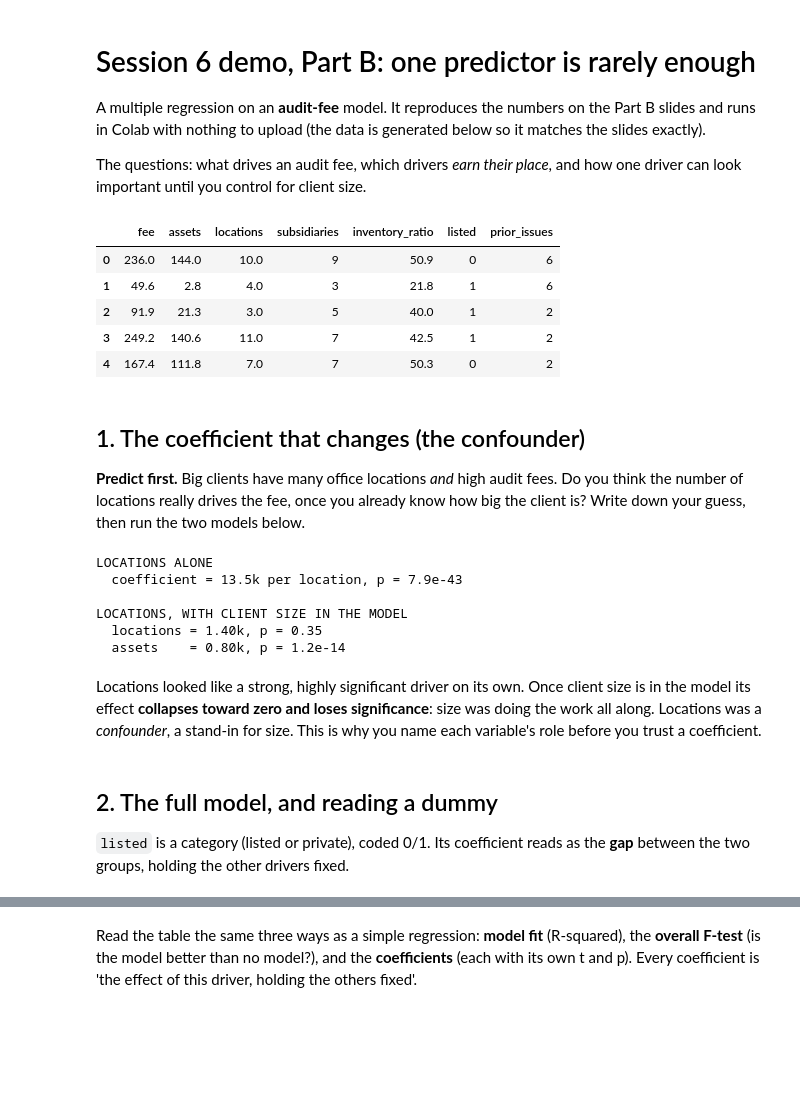
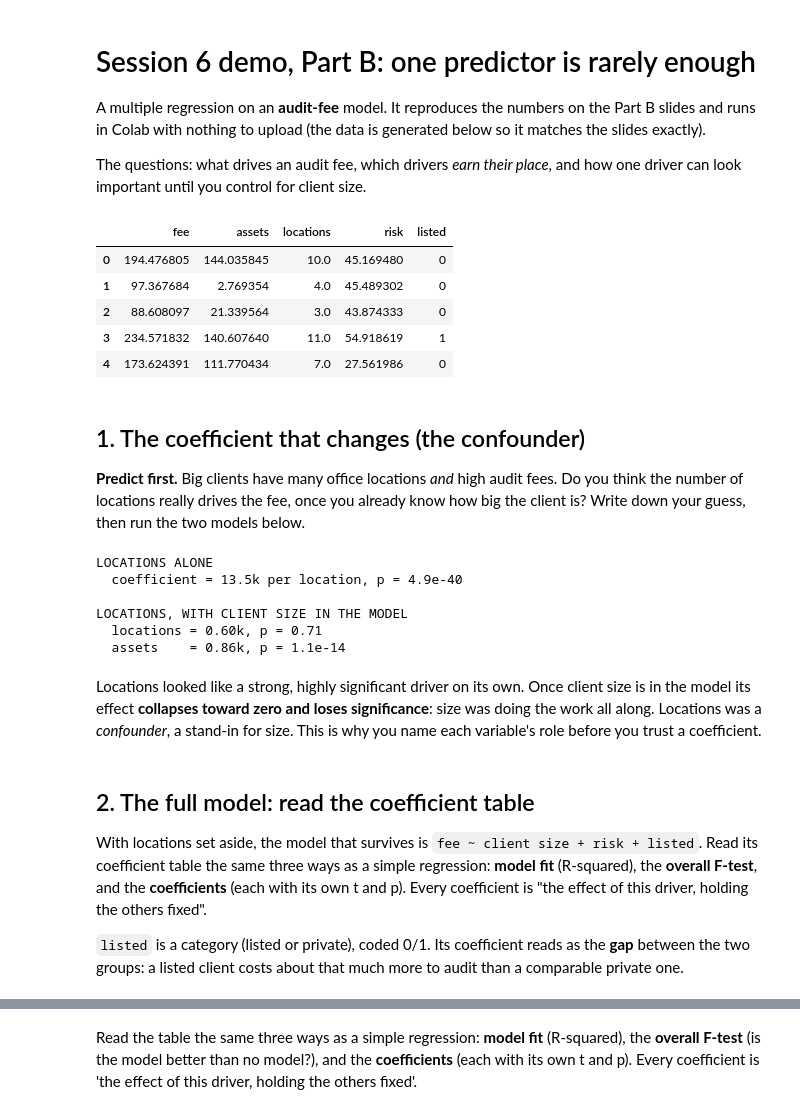
Before and after one commit to eoinlane/BUU33803-student-notebooks, a Jupyter notebook: bu7852/session6/Session6_Demo_MultipleRegression.ipynb, the cells around one changed output, grey strips where cells are left out. Saved outputs shown, nothing was run; the diff lists cells and outputs as text; code cells hidden in the pictures; blank space fills up the shorter version.

```diff
--- a/bu7852/session6/Session6_Demo_MultipleRegression.ipynb
+++ b/bu7852/session6/Session6_Demo_MultipleRegression.ipynb
@@ -7,30 +7,30 @@ The questions: what drives an audit fee, which drivers *earn their place*, and h
 # %%
 import numpy as np
 import pandas as pd
 import statsmodels.formula.api as smf
 import matplotlib.pyplot as plt
 
-# Generate the same 140-client panel as the slides (same seed and recipe).
+# Generate the same 140-client panel as the slides (same seed and recipe, nothing to upload).
+# The fee is driven by three things: client size (assets), risk, and whether the client is listed.
+# It is NOT driven by the number of office locations; locations only track the fee because big
+# clients have many offices (the confounder we uncover below).
 rng = np.random.default_rng(6)
 n = 140
-assets = rng.gamma(2.0, 42, n)                       # total assets, EUR millions (client size)
+assets    = rng.gamma(2.0, 42, n)                                               # client size, EUR millions
 locations = np.maximum(1, np.round(2 + 0.06 * assets + rng.normal(0, 1.2, n)))  # offices, a size proxy
-subsidiaries = np.maximum(0, rng.poisson(4, n))      # complexity, unrelated to size
-inventory_ratio = rng.uniform(10, 55, n)             # inventory + receivables, % of assets (risk)
-listed = rng.binomial(1, 0.4, n)                     # 1 = listed, 0 = private
-prior_issues = rng.poisson(2, n)                     # prior-year findings (noise)
-fee = (25 + 0.9*assets + 3.0*subsidiaries + 0.8*inventory_ratio
-       + 15.0*listed + rng.normal(0, 18, n))         # audit fee, EUR000s
-af = pd.DataFrame(dict(fee=fee, assets=assets, locations=locations, subsidiaries=subsidiaries,
-                       inventory_ratio=inventory_ratio, listed=listed, prior_issues=prior_issues))
-af.round(1).head()
+risk      = rng.uniform(10, 55, n)                                              # inventory + receivables, % of assets
+listed    = rng.binomial(1, 0.4, n)                                             # 1 = listed, 0 = private
+fee       = 25 + 0.9 * assets + 1.1 * risk + 15.0 * listed + rng.normal(0, 16, n)  # audit fee, EUR000s
+
+af = pd.DataFrame(dict(fee=fee, assets=assets, locations=locations, risk=risk, listed=listed))
+af.head()
 # %% [output]
-|  | fee | assets | locations | subsidiaries | inventory_ratio | listed | prior_issues |
-| 0 | 236.0 | 144.0 | 10.0 | 9 | 50.9 | 0 | 6 |
-| 1 | 49.6 | 2.8 | 4.0 | 3 | 21.8 | 1 | 6 |
-| 2 | 91.9 | 21.3 | 3.0 | 5 | 40.0 | 1 | 2 |
-| 3 | 249.2 | 140.6 | 11.0 | 7 | 42.5 | 1 | 2 |
-| 4 | 167.4 | 111.8 | 7.0 | 7 | 50.3 | 0 | 2 |
+|  | fee | assets | locations | risk | listed |
+| 0 | 194.476805 | 144.035845 | 10.0 | 45.169480 | 0 |
+| 1 | 97.367684 | 2.769354 | 4.0 | 45.489302 | 0 |
+| 2 | 88.608097 | 21.339564 | 3.0 | 43.874333 | 0 |
+| 3 | 234.571832 | 140.607640 | 11.0 | 54.918619 | 1 |
+| 4 | 173.624391 | 111.770434 | 7.0 | 27.561986 | 0 |
 # %% [markdown]
 ## 1. The coefficient that changes (the confounder)
 
@@ -48,15 +48,17 @@ print(f"  locations = {m_both.params['locations']:.2f}k, p = {m_both.pvalues['lo
 print(f"  assets    = {m_both.params['assets']:.2f}k, p = {m_both.pvalues['assets']:.2g}")
 # %% [output]
 LOCATIONS ALONE
-  coefficient = 13.5k per location, p = 7.9e-43
+  coefficient = 13.5k per location, p = 4.9e-40
 
 LOCATIONS, WITH CLIENT SIZE IN THE MODEL
-  locations = 1.40k, p = 0.35
-  assets    = 0.80k, p = 1.2e-14
+  locations = 0.60k, p = 0.71
+  assets    = 0.86k, p = 1.1e-14
 # %% [markdown]
 Locations looked like a strong, highly significant driver on its own. Once client size is in the model its effect **collapses toward zero and loses significance**: size was doing the work all along. Locations was a *confounder*, a stand-in for size. This is why you name each variable's role before you trust a coefficient.
 # %% [markdown]
-## 2. The full model, and reading a dummy
+## 2. The full model: read the coefficient table
 
-`listed` is a category (listed or private), coded 0/1. Its coefficient reads as the **gap** between the two groups, holding the other drivers fixed.
+With locations set aside, the model that survives is `fee ~ client size + risk + listed`. Read its coefficient table the same three ways as a simple regression: **model fit** (R-squared), the **overall F-test**, and the **coefficients** (each with its own t and p). Every coefficient is "the effect of this driver, holding the others fixed".
+
+`listed` is a category (listed or private), coded 0/1. Its coefficient reads as the **gap** between the two groups: a listed client costs about that much more to audit than a comparable private one.
 # %%
```
Also changed, not shown: parts of 6 cells of this notebook.
